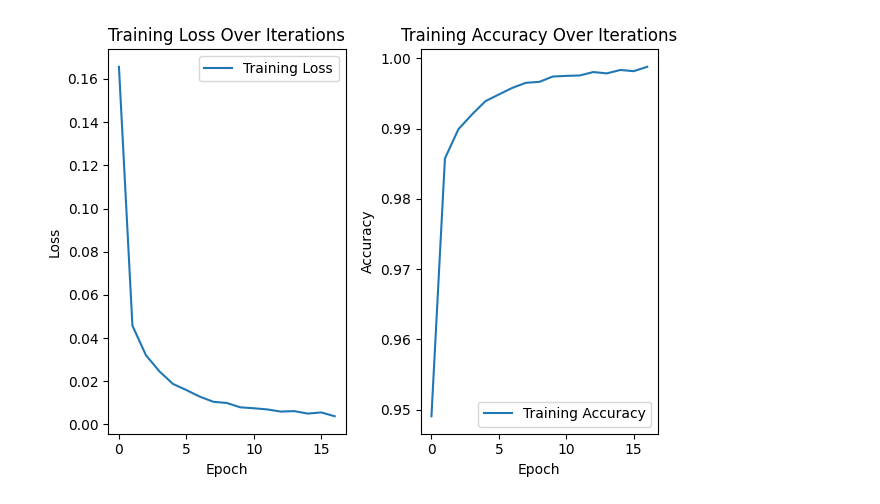
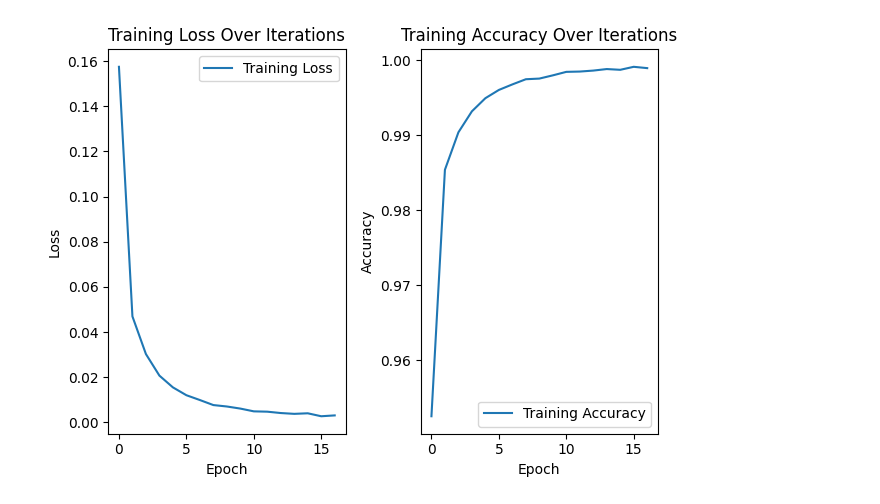
Before and after one commit to BjarkeKarlsen/mal12, a Jupyter notebook: L07/cnn.ipynb, the cells around one changed output. Saved outputs shown, nothing was run; the diff lists cells and outputs as text; code cells hidden in the pictures.

```diff
--- a/L07/cnn.ipynb
+++ b/L07/cnn.ipynb
@@ -130,8 +148,6 @@ y_test = to_categorical(y_test, num_classes=10)
 def createModel():
     model = Sequential()
     model.add(Conv2D(32, (3, 3), padding="same",activation='relu', input_shape=(28, 28 , 1)))
-    model.add(MaxPooling2D((2, 2)))
-    model.add(Conv2D(64, (3, 3), padding="same", activation='relu'))
     model.add(MaxPooling2D((2, 2)))
     model.add(Conv2D(64, (3, 3), padding="same", activation='relu'))
     model.add(Flatten())
@@ -209 +225 @@ Test average accuracy: 0.991599977016449
-[figure, old version]
+[figure, new version]
```
Also changed, not shown: parts of 2 cells of this notebook.
